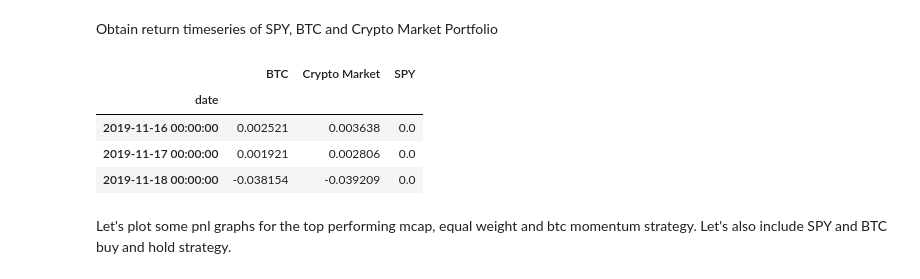
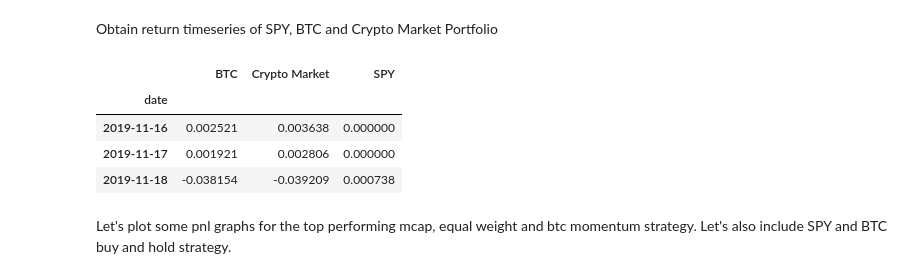
Before and after one commit to andrewpark19/QTS_Final_Project, a Jupyter notebook: QTS_Trading_Project_updated.ipynb, the cells around one changed output. Saved outputs shown, nothing was run; the diff lists cells and outputs as text; code cells hidden in the pictures.

```diff
--- a/QTS_Trading_Project_updated.ipynb
+++ b/QTS_Trading_Project_updated.ipynb
@@ -732,16 +732,19 @@ params_df.head(3)
 # %% [markdown]
 Obtain return timeseries of SPY, BTC and Crypto Market Portfolio
 # %%
-spy = pd.read_parquet('data/processed/spy.parquet').fillna(0)
+spy = pd.read_parquet('data/processed/spy.parquet')
+spy.index = pd.to_datetime(spy.index)
+spy = spy.ffill().bfill().pct_change().fillna(0)
+
 other_rets = pd.concat([ret_df.to_pandas().set_index('date')[['BTC']], mcap_port_rets['MCW_return'].rename('Crypto Market').to_frame()], axis=1)
 other_rets = other_rets.join(spy, how='left').fillna(0)
 other_rets.head(3)
 # %% [output]
 |  | BTC | Crypto Market | SPY |
 | date |  |  |  |
-| 2019-11-16 00:00:00 | 0.002521 | 0.003638 | 0.0 |
-| 2019-11-17 00:00:00 | 0.001921 | 0.002806 | 0.0 |
-| 2019-11-18 00:00:00 | -0.038154 | -0.039209 | 0.0 |
+| 2019-11-16 | 0.002521 | 0.003638 | 0.000000 |
+| 2019-11-17 | 0.001921 | 0.002806 | 0.000000 |
+| 2019-11-18 | -0.038154 | -0.039209 | 0.000738 |
 # %%
 # %load_ext autoreload
 %reload_ext autoreload
```
Also changed, not shown: parts of 2 cells of this notebook, 1 other file.
